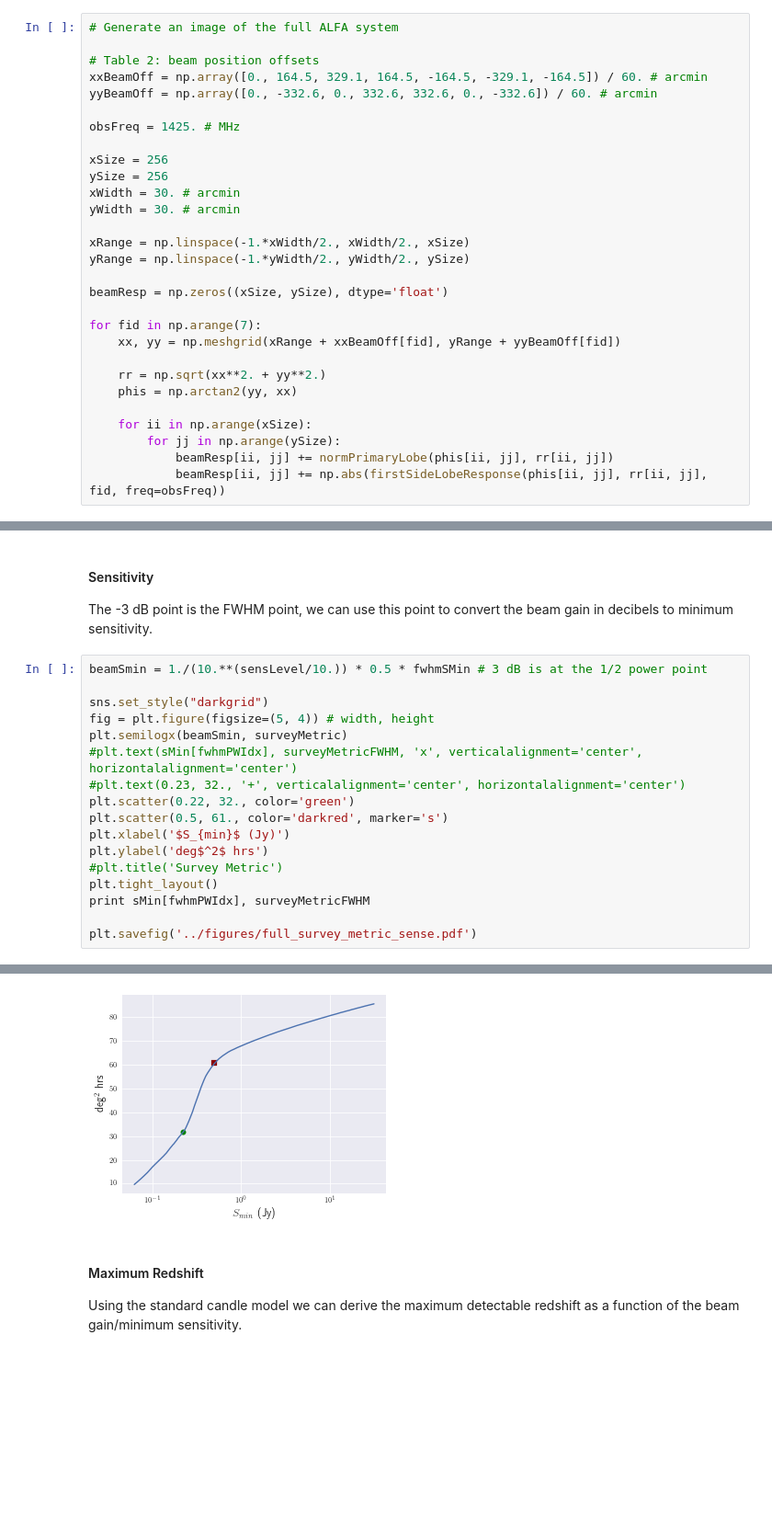
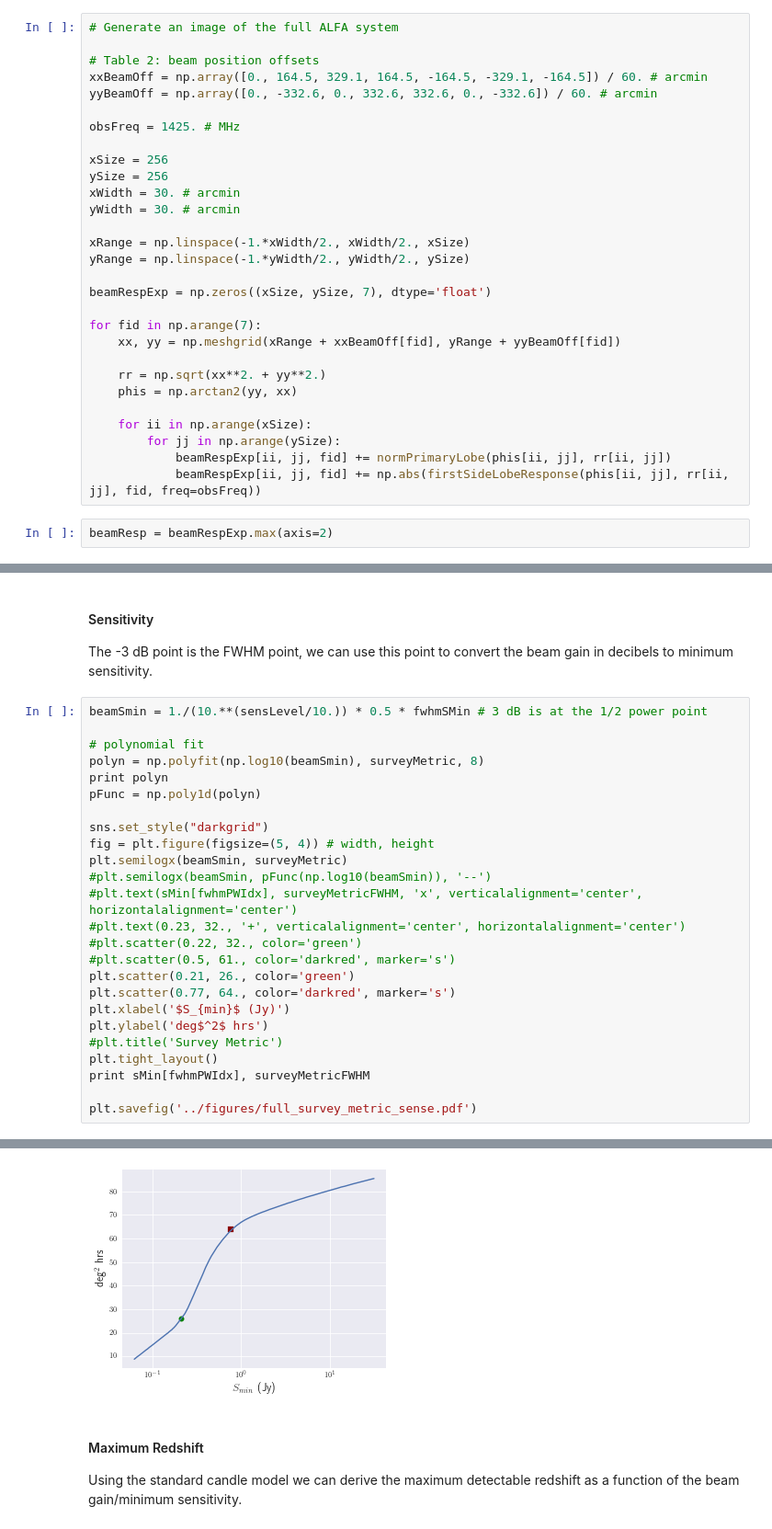
Before and after one commit to griffinfoster/alfaburst-initial-survey, a Jupyter notebook: notebooks/ALFABURST_Derived_FRB_Rates.ipynb, the cells around one changed output, grey strips where cells are left out. Shown: that part at 92% size. Drawn from its saved outputs; the diff is of its cells as text; blank space fills up the shorter version.

```diff
--- a/notebooks/ALFABURST_Derived_FRB_Rates.ipynb
+++ b/notebooks/ALFABURST_Derived_FRB_Rates.ipynb
@@ -586,7 +586,7 @@ yWidth = 30. # arcmin
 xRange = np.linspace(-1.*xWidth/2., xWidth/2., xSize)
 yRange = np.linspace(-1.*yWidth/2., yWidth/2., ySize)
 
-beamResp = np.zeros((xSize, ySize), dtype='float')
+beamRespExp = np.zeros((xSize, ySize, 7), dtype='float')
 
 for fid in np.arange(7):
     xx, yy = np.meshgrid(xRange + xxBeamOff[fid], yRange + yyBeamOff[fid])
@@ -596,8 +596,10 @@ for fid in np.arange(7):
 
     for ii in np.arange(xSize):
         for jj in np.arange(ySize):
-            beamResp[ii, jj] += normPrimaryLobe(phis[ii, jj], rr[ii, jj])
-            beamResp[ii, jj] += np.abs(firstSideLobeResponse(phis[ii, jj], rr[ii, jj], fid, freq=obsFreq))
+            beamRespExp[ii, jj, fid] += normPrimaryLobe(phis[ii, jj], rr[ii, jj])
+            beamRespExp[ii, jj, fid] += np.abs(firstSideLobeResponse(phis[ii, jj], rr[ii, jj], fid, freq=obsFreq))
+# %%
+beamResp = beamRespExp.max(axis=2)
 # %%
 # Plot the ALFA receiver using 3/8 power scaling, same as Fig 12 of the memo
 
@@ -675,14 +682,22 @@ plt.title('Survey Metric')
 The -3 dB point is the FWHM point, we can use this point to convert the beam gain in decibels to minimum sensitivity.
 # %%
 beamSmin = 1./(10.**(sensLevel/10.)) * 0.5 * fwhmSMin # 3 dB is at the 1/2 power point
+
+# polynomial fit
+polyn = np.polyfit(np.log10(beamSmin), surveyMetric, 8)
+print polyn
+pFunc = np.poly1d(polyn)
 
 sns.set_style("darkgrid")
 fig = plt.figure(figsize=(5, 4)) # width, height
 plt.semilogx(beamSmin, surveyMetric)
+#plt.semilogx(beamSmin, pFunc(np.log10(beamSmin)), '--')
 #plt.text(sMin[fwhmPWIdx], surveyMetricFWHM, 'x', verticalalignment='center', horizontalalignment='center')
 #plt.text(0.23, 32., '+', verticalalignment='center', horizontalalignment='center')
-plt.scatter(0.22, 32., color='green')
-plt.scatter(0.5, 61., color='darkred', marker='s')
+#plt.scatter(0.22, 32., color='green')
+#plt.scatter(0.5, 61., color='darkred', marker='s')
+plt.scatter(0.21, 26., color='green')
+plt.scatter(0.77, 64., color='darkred', marker='s')
 plt.xlabel('$S_{min}$ (Jy)')
 plt.ylabel('deg$^2$ hrs')
 #plt.title('Survey Metric')
@@ -694,5 +711,5 @@ plt.savefig('../figures/full_survey_metric_sense.pdf')
 0.0626393535732 9.92971012731
-[figure, old version]
+[figure, new version]
 # %% [markdown]
 #### Maximum Redshift
 
```
Also changed, not shown: parts of 7 cells of this notebook, 3 other files.
